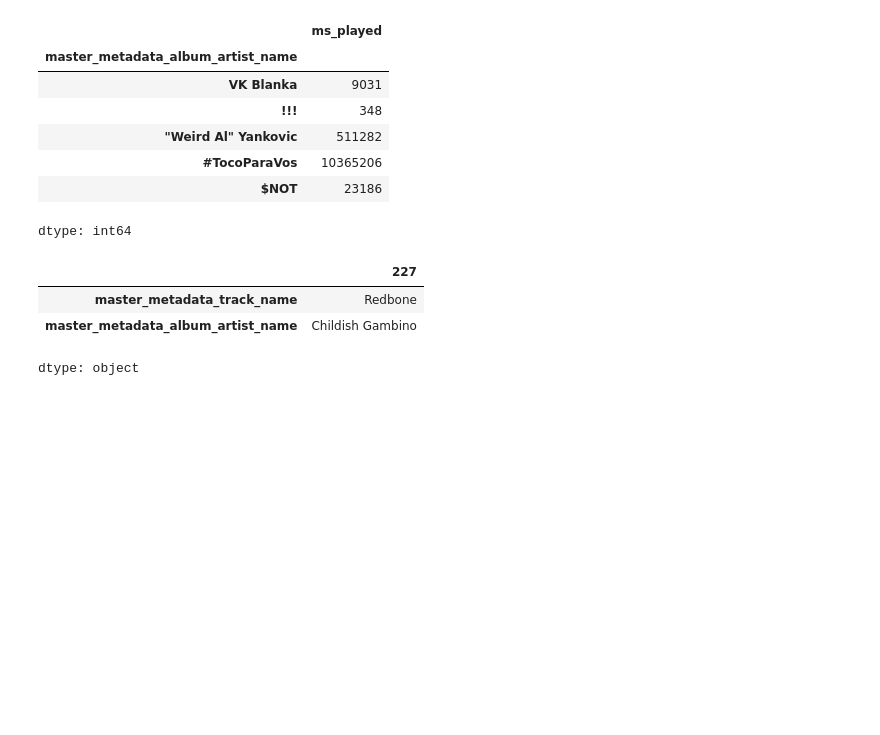
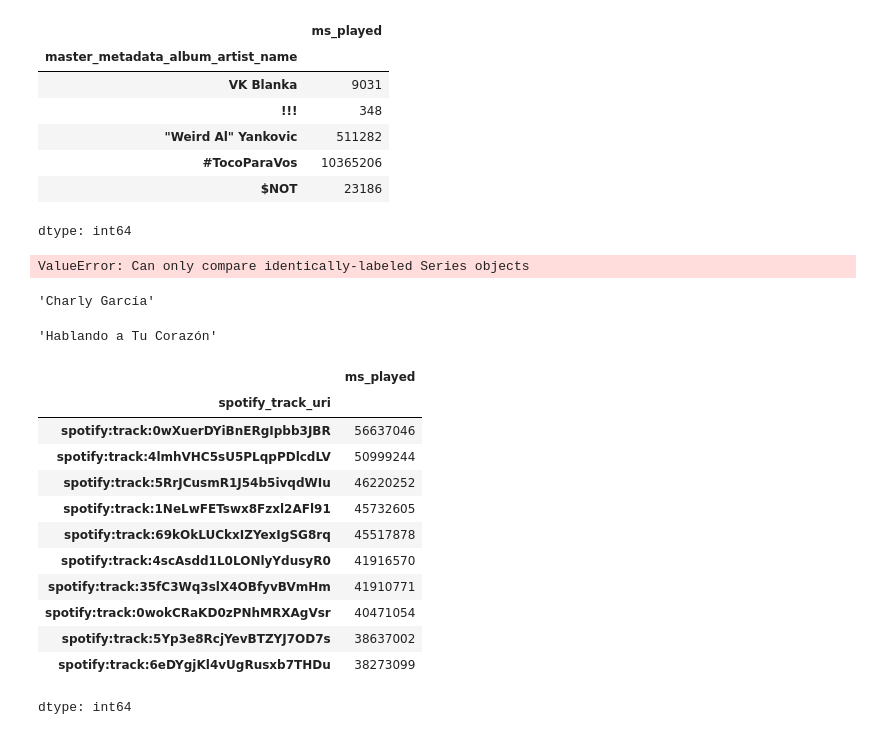
Before and after one commit to Skuerjuan/spotify_chona, a Jupyter notebook: main.ipynb, the cells around one changed output. Drawn from its saved outputs; the diff is of its cells as text; code cells hidden in the pictures; blank space fills up the shorter version.

```diff
--- a/main.ipynb
+++ b/main.ipynb
@@ -101,10 +103,7 @@ time_spent_artist.head()
 dtype: int64
 # %%
 # canción más escuchada
-song_uri = time_spent_song.idxmax()
-dataset[dataset["spotify_track_uri"] == song_uri][["master_metadata_track_name", "master_metadata_album_artist_name"]].iloc[0]
+most_listened_song_uri = time_spent_song.max() # solve error
+dataset[dataset["spotify_track_uri"] == most_listened_song_uri][["master_metadata_track_name", "master_metadata_album_artist_name"]].iloc[0]
 # %% [output]
-|  | 227 |
-| master_metadata_track_name | Redbone |
-| master_metadata_album_artist_name | Childish Gambino |
-dtype: object
+ValueError: Can only compare identically-labeled Series objects
@@ -112,0 +110,30 @@ dtype: object
+# %%
+# artista más escuchado
+most_listened_artist = time_spent_artist.idxmax()
+charly_df = dataset[dataset["master_metadata_album_artist_name"] == most_listened_artist][["master_metadata_album_artist_name", "master_metadata_track_name", "ms_played"]]
+charly_df.iloc[0]["master_metadata_album_artist_name"]
+# %% [output]
+'Charly García'
+# %%
+# canción más escuchada de charly
+tspent_song_charly = charly_df.groupby("master_metadata_track_name")["ms_played"].sum()
+mlistened_charly = tspent_song_charly.idxmax()
+charly_df[charly_df['master_metadata_track_name'] == mlistened_charly].iloc[0]["master_metadata_track_name"]
+# %% [output]
+'Hablando a Tu Corazón'
+# %%
+time_spent_song.sort_values(ascending=False).head(10)
+# %% [output]
+|  | ms_played |
+| spotify_track_uri |  |
+| spotify:track:0wXuerDYiBnERgIpbb3JBR | 56637046 |
+| spotify:track:4lmhVHC5sU5PLqpPDlcdLV | 50999244 |
+| spotify:track:5RrJCusmR1J54b5ivqdWIu | 46220252 |
+| spotify:track:1NeLwFETswx8Fzxl2AFl91 | 45732605 |
+| spotify:track:69kOkLUCkxIZYexIgSG8rq | 45517878 |
+| spotify:track:4scAsdd1L0LONlyYdusyR0 | 41916570 |
+| spotify:track:35fC3Wq3slX4OBfyvBVmHm | 41910771 |
+| spotify:track:0wokCRaKD0zPNhMRXAgVsr | 40471054 |
+| spotify:track:5Yp3e8RcjYevBTZYJ7OD7s | 38637002 |
+| spotify:track:6eDYgjKl4vUgRusxb7THDu | 38273099 |
+dtype: int64
```
Also changed, not shown: parts of 2 cells of this notebook.
